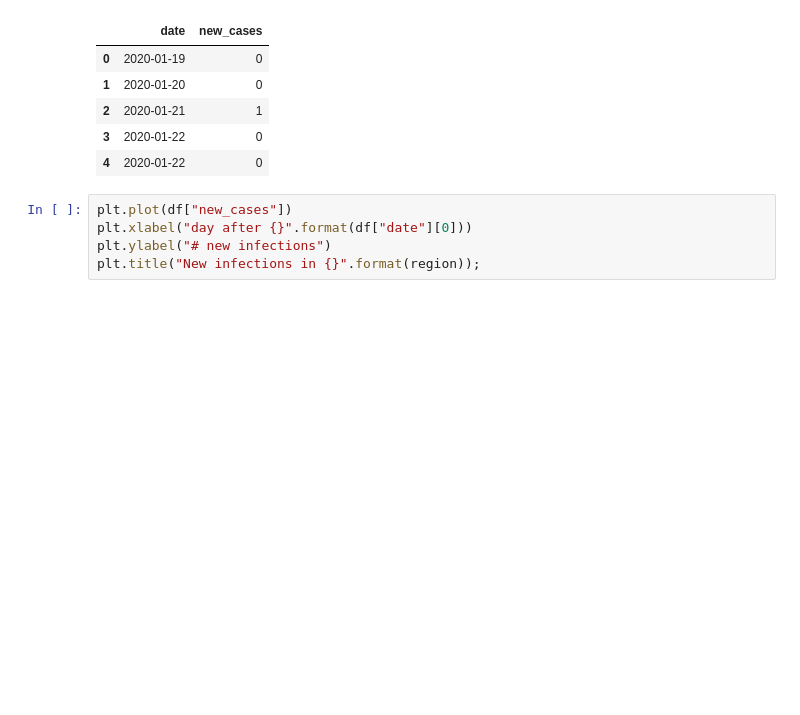
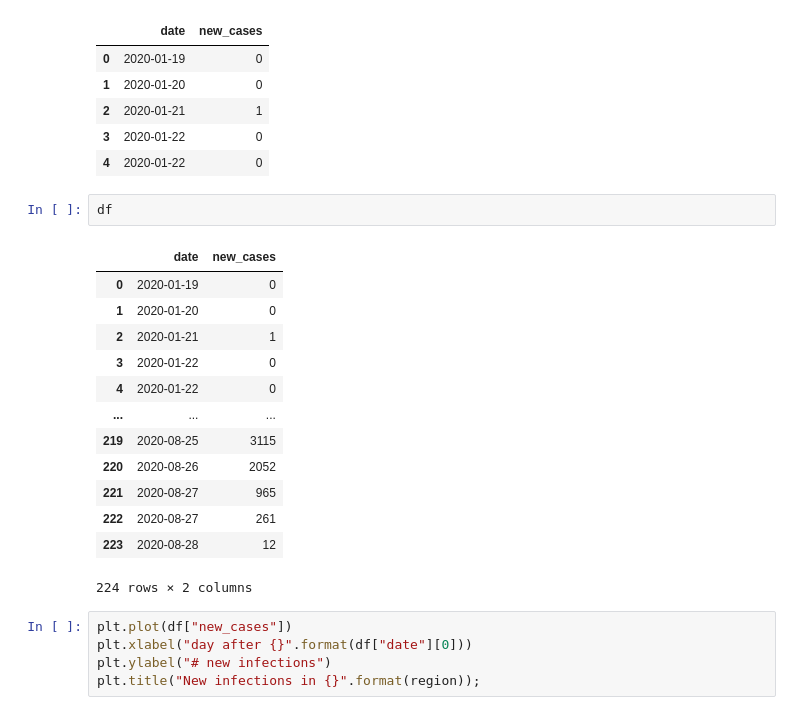
Before and after one commit to czbiohub/nf-epigen, a Jupyter notebook: exploration/update_pyro_data.ipynb, the cells around one changed output. Saved outputs shown, nothing was run; the diff lists cells and outputs as text; blank space fills up the shorter version.

```diff
--- a/exploration/update_pyro_data.ipynb
+++ b/exploration/update_pyro_data.ipynb
@@ -94,6 +94,22 @@ df.head()
 | 2 | 2020-01-21 | 1 |
 | 3 | 2020-01-22 | 0 |
 | 4 | 2020-01-22 | 0 |
+# %%
+df
+# %% [output]
+|  | date | new_cases |
+| 0 | 2020-01-19 | 0 |
+| 1 | 2020-01-20 | 0 |
+| 2 | 2020-01-21 | 1 |
+| 3 | 2020-01-22 | 0 |
+| 4 | 2020-01-22 | 0 |
+| ... | ... | ... |
+| 219 | 2020-08-25 | 3115 |
+| 220 | 2020-08-26 | 2052 |
+| 221 | 2020-08-27 | 965 |
+| 222 | 2020-08-27 | 261 |
+| 223 | 2020-08-28 | 12 |
+224 rows × 2 columns
 # %%
 plt.plot(df["new_cases"])
 plt.xlabel("day after {}".format(df["date"][0]))
```
Also changed, not shown: parts of 1 cell of this notebook.
